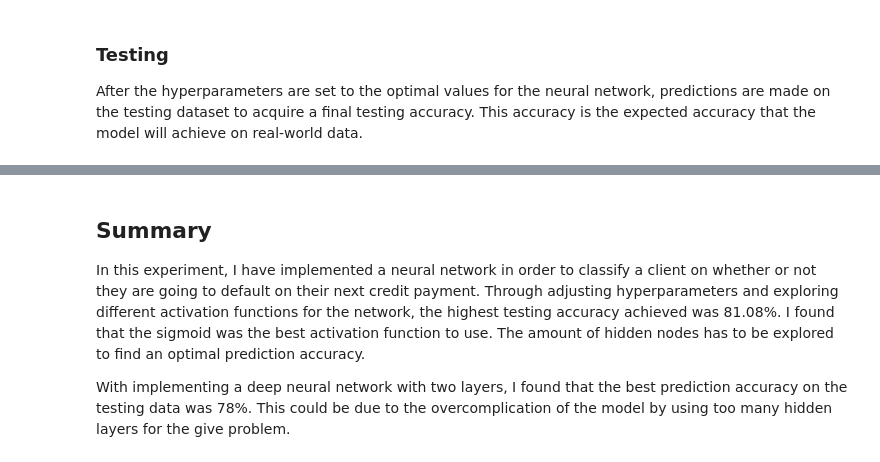
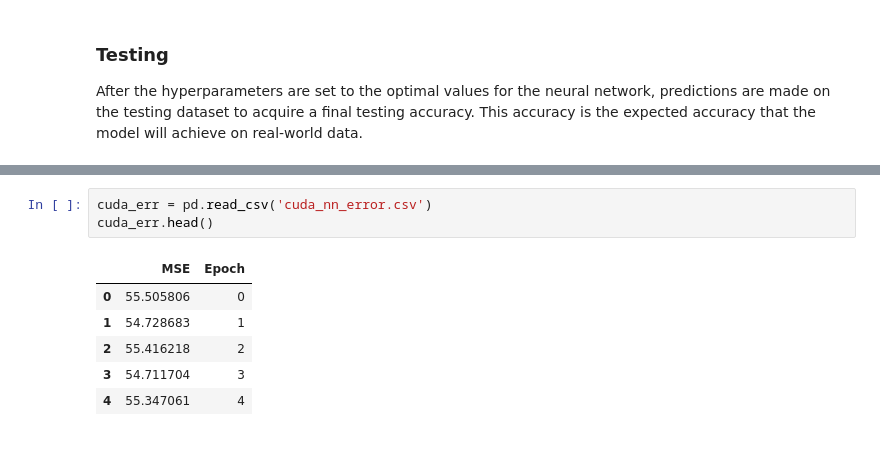
Before and after one commit to nicholasbaard/Parallelization_of_Neural_Network_In_C, a Jupyter notebook: Audit_NN.ipynb, the cells around one changed output, grey strips where cells are left out. Cells and saved outputs as stored; diff of their text form.

```diff
--- a/Audit_NN.ipynb
+++ b/Audit_NN.ipynb
@@ -796,5 +780,10 @@ Testing Accuracy:  74.1 %
-# %% [markdown]
-## Summary
-In this experiment, I have implemented a neural network in order to classify a client on whether or not they are going to default on their next credit payment. Through adjusting hyperparameters and exploring different activation functions for the network, the highest testing accuracy achieved was 81.08%. I found that the sigmoid was the best activation function to use. The amount of hidden nodes has to be explored to find an optimal prediction accuracy.
-
-With implementing a deep neural network with two layers, I found that the best prediction accuracy on the testing data was 78%. This could be due to the overcomplication of the model by using too many hidden layers for the give problem.
+# %%
+cuda_err = pd.read_csv('cuda_nn_error.csv')
+cuda_err.head()
+# %% [output]
+|  | MSE | Epoch |
+| 0 | 55.505806 | 0 |
+| 1 | 54.728683 | 1 |
+| 2 | 55.416218 | 2 |
+| 3 | 54.711704 | 3 |
+| 4 | 55.347061 | 4 |
```
Also changed, not shown: parts of 15 cells of this notebook, 3 other files.
